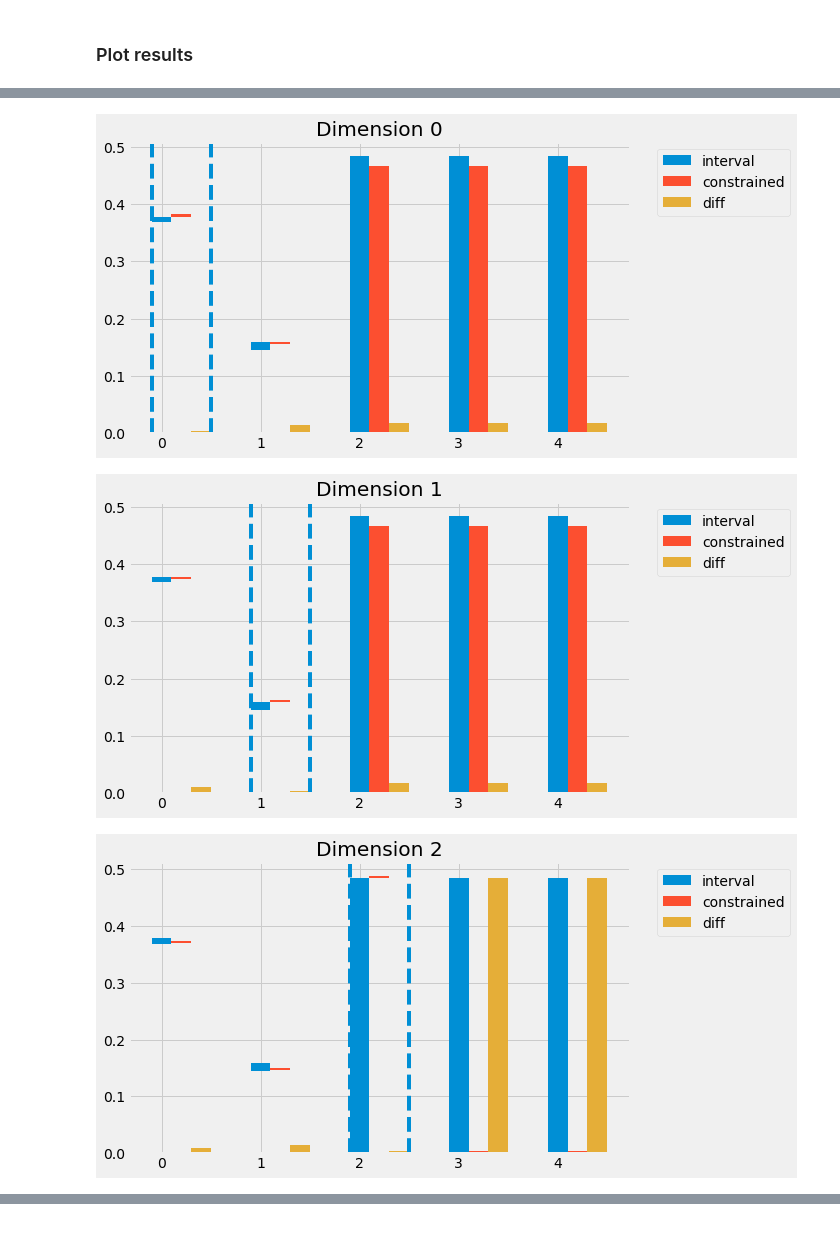
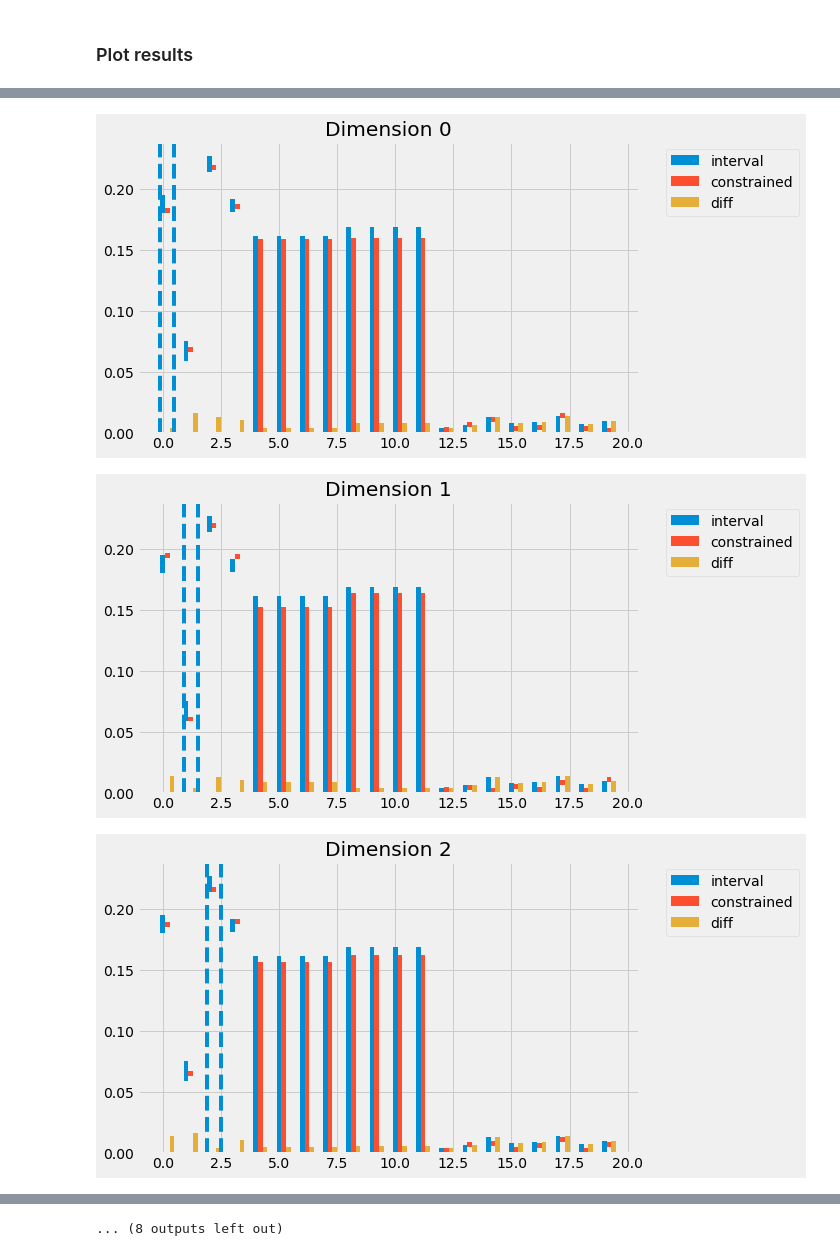
Before and after one commit to lpfann/fri, a Jupyter notebook: notebooks/Test_conRanges.ipynb, the cells around one changed output, grey strips where cells are left out. Cells and saved outputs as stored; diff of their text form; code cells hidden in the pictures.

```diff
--- a/notebooks/Test_conRanges.ipynb
+++ b/notebooks/Test_conRanges.ipynb
@@ -2,6 +2,6 @@
 ## Classification data
 # %%
 from fri import genClassificationData
-X,y = genClassificationData(n_samples=200, n_features=5,n_strel=2, n_redundant=3,
-                    n_repeated=0, flip_y=0,random_state=2)
+X,y = genClassificationData(n_samples=200, n_features=20,n_strel=4, n_redundant=8,
+                    n_repeated=0, flip_y=0,random_state=2,partition=[4,4])
 # %% [output]
@@ -21,7 +21,7 @@ X_scaled = StandardScaler().fit_transform(X)
 New object for Classification Data
 # %%
 from fri import FRIClassification
-fri = FRIClassification()
+fri = FRIClassification(parallel=True)
 # %% [markdown]
 Fit to data
 # %%
@@ -80,10 +99,10 @@ def plotbars(bars,names,X,di):
 # %%
 for d in range(X.shape[1]):
     ints = fri.interval_
-    conr = fri.constrained_ranges_max
-    condiff = fri.constrained_ranges_diff_max[d]
+    conr = fri.constrained_ranges_min
+    condiff = fri.constrained_ranges_diff_min[d]
     plotbars([ints,conr[d],condiff],["interval","constrained","diff"],X,d)
 # %% [output]
-[figure, old version]
+[figure, new version]
-[figure, old version]
+[figure, new version]
-[figure, old version]
+[figure, new version]
@@ -92,3 +118,4 @@ for d in range(X.shape[1]):
+... (8 outputs left out)
 # %%
 
 for d in range(X.shape[1]):
```
Also changed, not shown: parts of 21 cells of this notebook, 6 other files.
